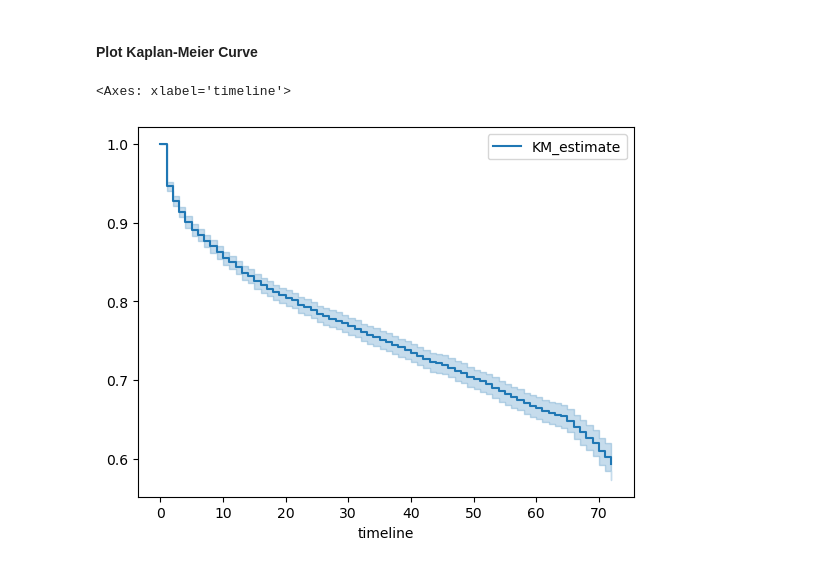
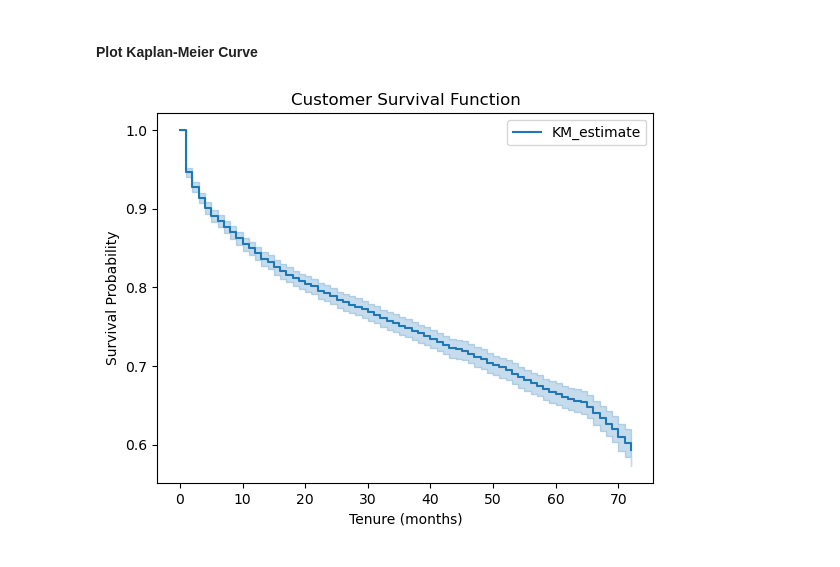
Before and after one commit to DerekHickey6/ml-mini-projects, a Jupyter notebook: customer-survival-analysis/notebooks/survival_analysis.ipynb, the cells around one changed output. Saved outputs shown, nothing was run; the diff lists cells and outputs as text; code cells hidden in the pictures.

```diff
--- a/customer-survival-analysis/notebooks/survival_analysis.ipynb
+++ b/customer-survival-analysis/notebooks/survival_analysis.ipynb
@@ -157,10 +160,14 @@ dtype: object
 # %%
 from lifelines import KaplanMeierFitter
 kmf = KaplanMeierFitter()
 
 # Fit and plot
 kmf.fit(durations=df['tenure'], event_observed=df['Churn'])
 kmf.plot_survival_function()
+plt.title('Customer Survival Function')
+plt.xlabel('Tenure (months)')
+plt.ylabel('Survival Probability')
+plt.savefig('../visuals/survival_function.png')
+plt.show()
 # %% [output]
-<Axes: xlabel='timeline'>
-[figure, old version]
+[figure, new version]
```
Also changed, not shown: parts of 4 cells of this notebook, 2 other files.
